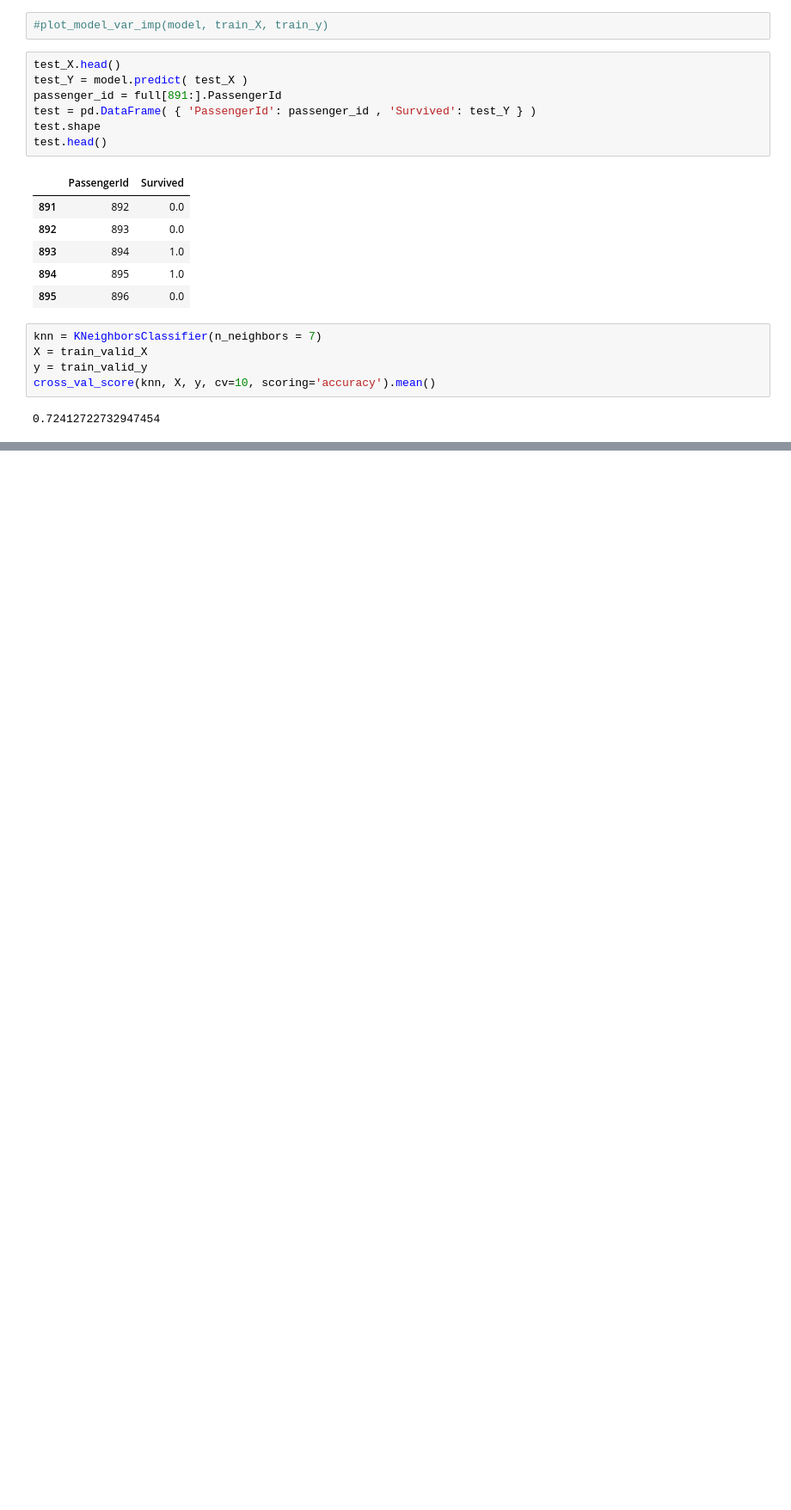
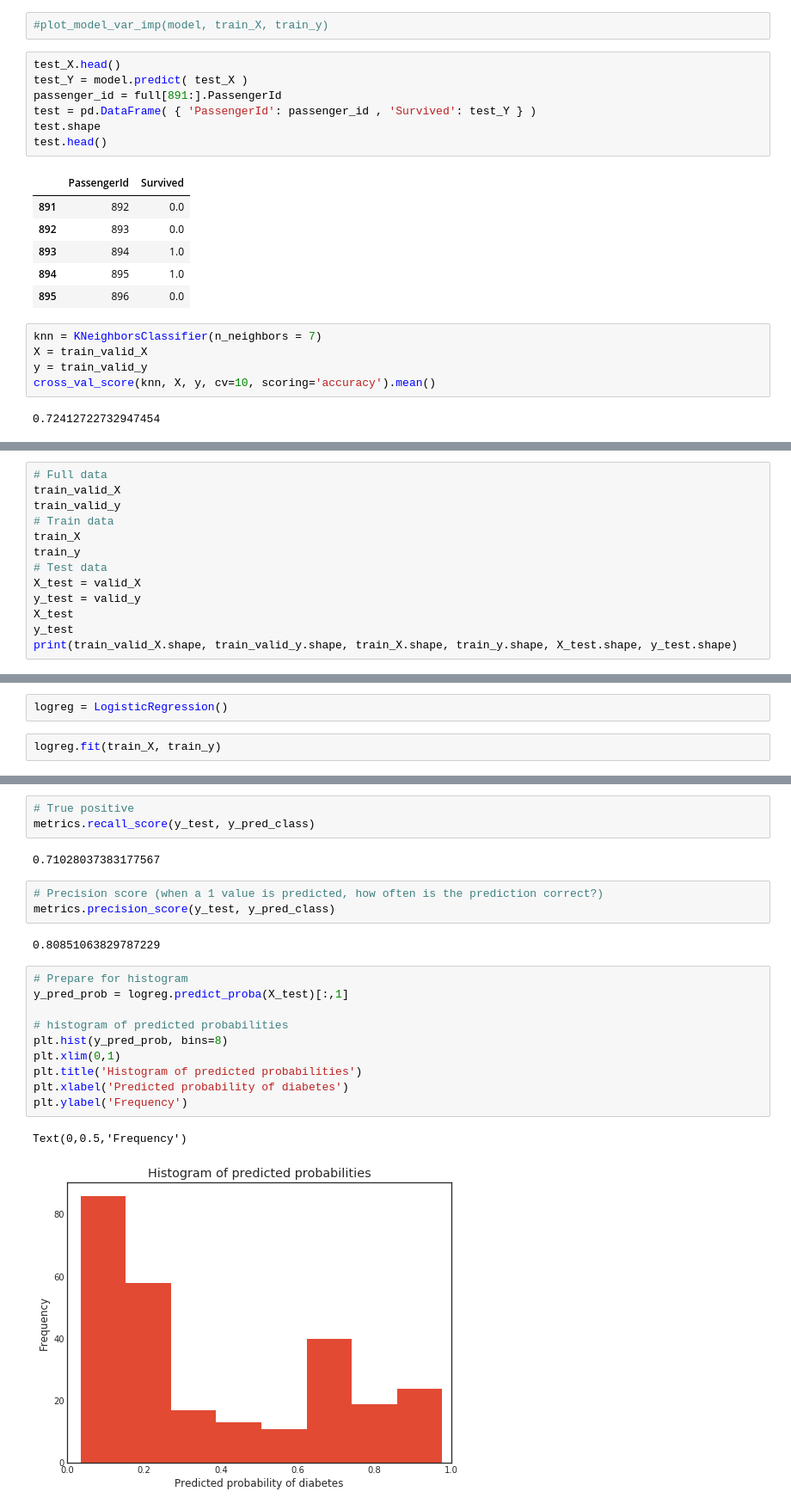
Before and after one commit to jedlin21/ML, a Jupyter notebook: Jupyter/www.kaggle.com.helgejo.an.interactive.data.science.tutorial.ipynb, the cells around one changed output, grey strips where cells are left out. Shown at 86% size. Saved outputs shown, nothing was run; the diff lists cells and outputs as text; blank space fills up the shorter version.

Commit message:
The end of Kevin Markham course about sklearn, Make my own prediction

```diff
--- a/Jupyter/www.kaggle.com.helgejo.an.interactive.data.science.tutorial.ipynb
+++ b/Jupyter/www.kaggle.com.helgejo.an.interactive.data.science.tutorial.ipynb
@@ -396,0 +399,13 @@ cross_val_score(knn, X, y, cv=10, scoring='accuracy').mean()
+# %%
+# Full data
+train_valid_X
+train_valid_y
+# Train data
+train_X
+train_y
+# Test data
+X_test = valid_X
+y_test = valid_y
+X_test
+y_test
+print(train_valid_X.shape, train_valid_y.shape, train_X.shape, train_y.shape, X_test.shape, y_test.shape)
@@ -396,0 +416,4 @@ cross_val_score(knn, X, y, cv=10, scoring='accuracy').mean()
+# %%
+logreg = LogisticRegression()
+# %%
+logreg.fit(train_X, train_y)
@@ -396,0 +433,23 @@ cross_val_score(knn, X, y, cv=10, scoring='accuracy').mean()
+# %%
+# True positive
+metrics.recall_score(y_test, y_pred_class)
+# %% [output]
+0.71028037383177567
+# %%
+# Precision score (when a 1 value is predicted, how often is the prediction correct?)
+metrics.precision_score(y_test, y_pred_class)
+# %% [output]
+0.80851063829787229
+# %%
+# Prepare for histogram
+y_pred_prob = logreg.predict_proba(X_test)[:,1]
+
+# histogram of predicted probabilities
+plt.hist(y_pred_prob, bins=8)
+plt.xlim(0,1)
+plt.title('Histogram of predicted probabilities')
+plt.xlabel('Predicted probability of diabetes')
+plt.ylabel('Frequency')
+# %% [output]
+Text(0,0.5,'Frequency')
+[figure, added]
```
Also changed, not shown: parts of 13 cells of this notebook, 3 other files.
